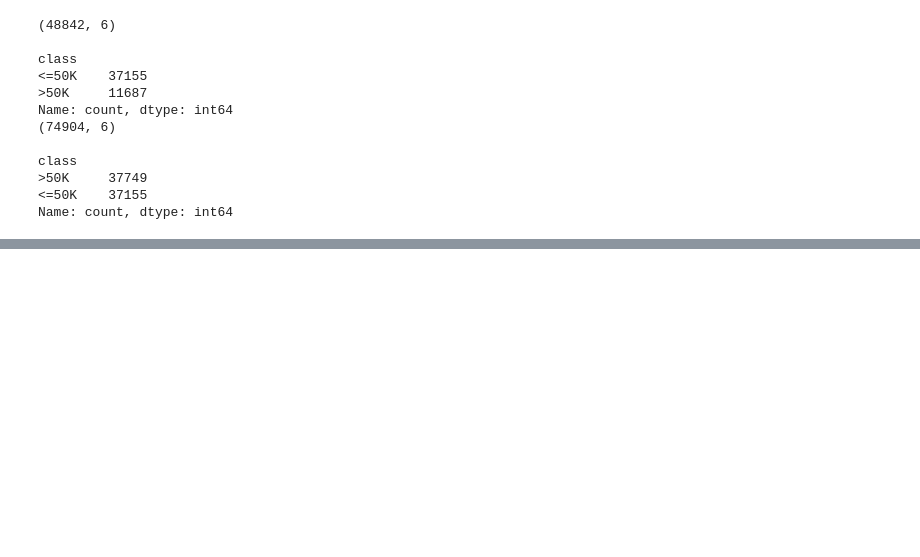
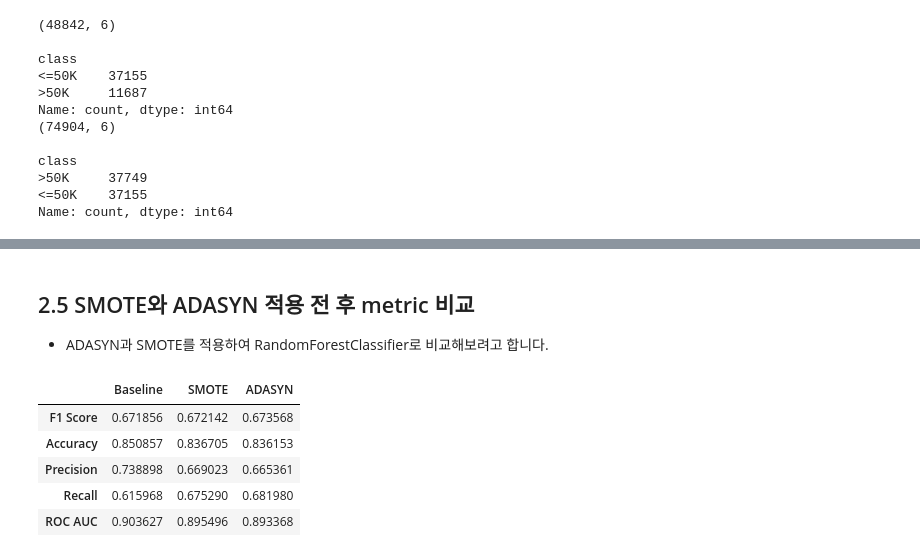
Before and after one commit to Habonit/MLops, a Jupyter notebook: chapter2_1/_6/_2_Data_Sampling_for_Imbalance.ipynb, the cells around one changed output, grey strips where cells are left out. Drawn from its saved outputs; the diff is of its cells as text; code cells hidden in the pictures; blank space fills up the shorter version.

```diff
--- a/chapter2_1/_6/_2_Data_Sampling_for_Imbalance.ipynb
+++ b/chapter2_1/_6/_2_Data_Sampling_for_Imbalance.ipynb
@@ -352,0 +388,4 @@ plt.show()
+# %% [markdown]
+## 2.5 SMOTE와 ADASYN 적용 전 후 metric 비교
+
+- ADASYN과 SMOTE를 적용하여 RandomForestClassifier로 비교해보려고 합니다.
@@ -352,0 +430,24 @@ plt.show()
+# %%
+def evaluate_model(y_true, y_pred, y_prob):
+    return {
+        'F1 Score': f1_score(y_true, y_pred),
+        'Accuracy': accuracy_score(y_true, y_pred),
+        'Precision': precision_score(y_true, y_pred),
+        'Recall': recall_score(y_true, y_pred),
+        'ROC AUC': roc_auc_score(y_true, y_prob)
+    }
+
+results = {
+    'Baseline': evaluate_model(y_test, y_pred_baseline, y_prob_baseline),
+    'SMOTE': evaluate_model(y_test, y_pred_smote, y_prob_smote),
+    'ADASYN': evaluate_model(y_test, y_pred_adasyn, y_prob_adasyn)
+}
+
+pd.DataFrame(results)
+# %% [output]
+|  | Baseline | SMOTE | ADASYN |
+| F1 Score | 0.671856 | 0.672142 | 0.673568 |
+| Accuracy | 0.850857 | 0.836705 | 0.836153 |
+| Precision | 0.738898 | 0.669023 | 0.665361 |
+| Recall | 0.615968 | 0.675290 | 0.681980 |
+| ROC AUC | 0.903627 | 0.895496 | 0.893368 |
```
Also changed, not shown: parts of 6 cells of this notebook, 17 other files.
